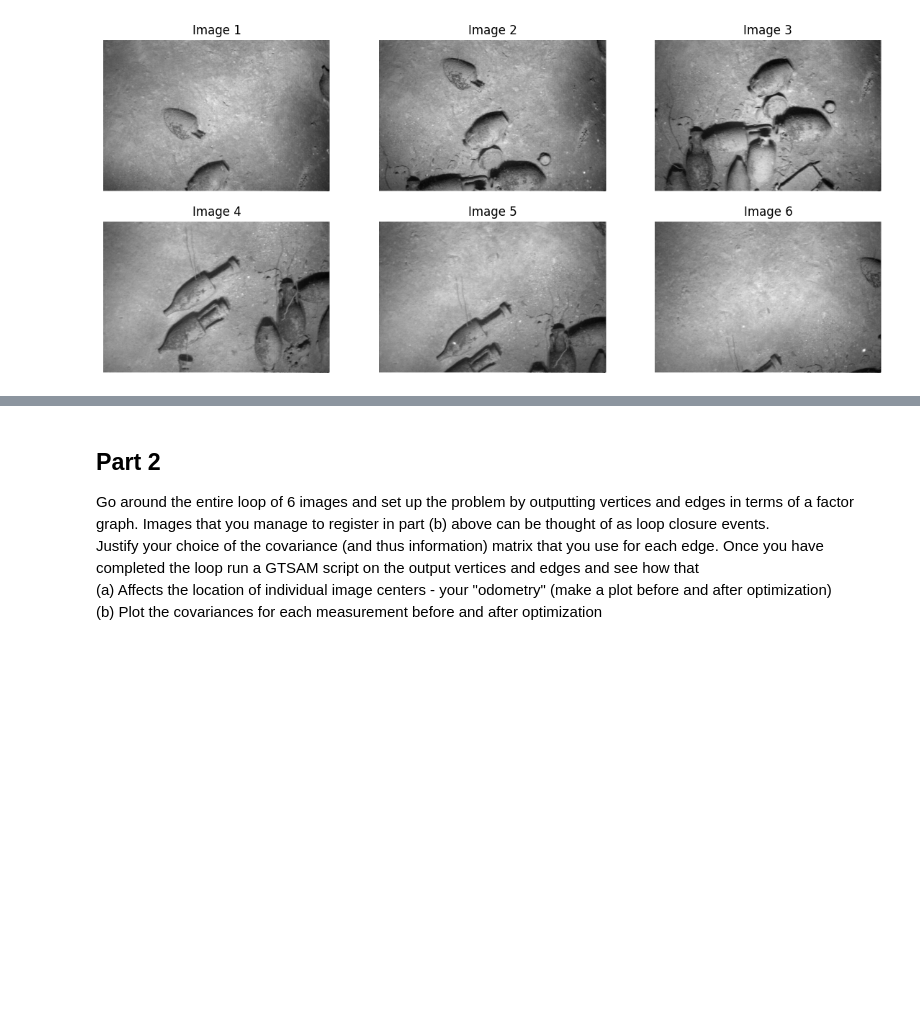
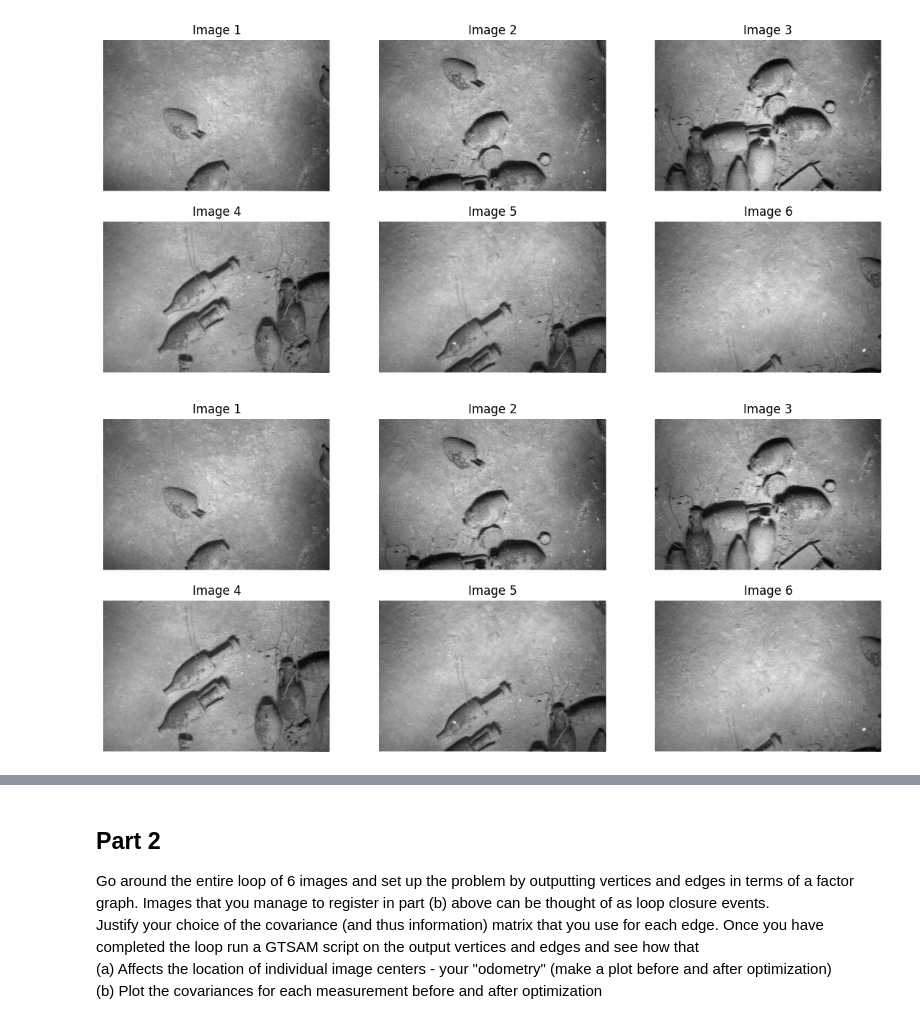
Before and after one commit to meuliano/AutonomousFieldRobotics, a Jupyter notebook: HW3/hw3_euliano.ipynb, the cells around one changed output, grey strips where cells are left out. Drawn from its saved outputs; the diff is of its cells as text; code cells hidden in the pictures; blank space fills up the shorter version.

Commit message:
image normalization and SIFT initialization

```diff
--- a/HW3/hw3_euliano.ipynb
+++ b/HW3/hw3_euliano.ipynb
@@ -28,12 +28,12 @@ list_of_files = sorted( filter( os.path.isfile,
 for file_path in list_of_files:
     imgs.append(cv2.imread(file_path))
 # %%
-def show_images(num_rows, num_columns, imgs):
+def show_images(num_rows, num_columns, imgs, isGrayscale=False):
     f, axs = plt.subplots(num_rows, num_columns,figsize=(14,6))
     for i in range(num_rows):
         for j in range(num_columns):
             img_num = i*num_columns + j
-            axs[i,j].imshow(imgs[img_num])
+            axs[i,j].imshow(imgs[img_num], cmap='gray' if isGrayscale else 'viridis')
             axs[i,j].title.set_text("Image " + str(img_num+1))
             axs[i,j].axis('off')
 
@@ -44,3 +44,17 @@ show_images(2, 3, imgs)
 #     ax.set_axis_off()
 # %% [output]
 [figure]
+# %%
+# Normalize Grayscaled Images for better contrast:
+def normalize_images(imgs):
+    imgs_norm = []
+    for img in imgs:
+        gr = cv2.cvtColor(img, cv2.COLOR_BGR2GRAY)
+        img_norm = cv2.normalize(gr, None, 0, 255, cv2.NORM_MINMAX)
+        imgs_norm.append(img_norm)
+    return imgs_norm
+
+imgs_norm = normalize_images(imgs)
+show_images(2, 3, imgs_norm, isGrayscale=True)
+# %% [output]
+[figure, added]
```
Also changed, not shown: parts of 1 cell of this notebook.
